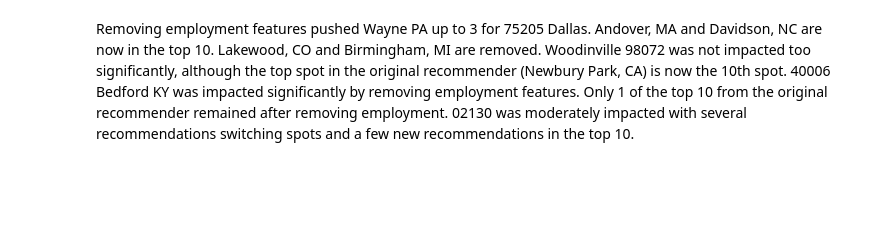
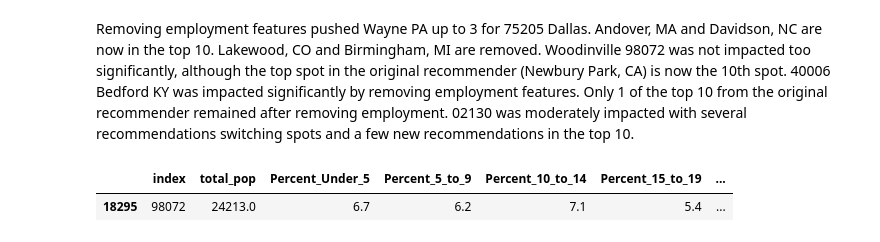
Before and after one commit to MLondon1027/Relocation_Recommender_System, a Jupyter notebook: Real_Estate_Recommender.ipynb, the cells around one changed output. Cells and saved outputs as stored; diff of their text form; code cells hidden in the pictures; blank space fills up the shorter version.

```diff
--- a/Real_Estate_Recommender.ipynb
+++ b/Real_Estate_Recommender.ipynb
@@ -480,7 +480,6 @@ employment_percents = employment_percents[['Percent_Families_With_Children','Est
 'Estimate!!Percent Families with own children under 18 years!!Families!!EMPLOYMENT STATUS CHARACTERISTICS!!Married-couple families!!Wife in labor force, husband not in labor force',
 'Estimate!!Percent!!Families!!EMPLOYMENT STATUS CHARACTERISTICS!!Married-couple families!!Both husband and wife not in labor force',
 'Estimate!!Percent Families with own children under 18 years!!Families!!EMPLOYMENT STATUS CHARACTERISTICS!!Married-couple families!!Both husband and wife not in labor force',
-'Estimate!!Percent!!Families!!EMPLOYMENT STATUS CHARACTERISTICS!!Other families', 'Estimate!!Percent Families with own children under 18 years!!Families!!EMPLOYMENT STATUS CHARACTERISTICS!!Other families',
 'Estimate!!Percent!!Families!!EMPLOYMENT STATUS CHARACTERISTICS!!Other families!!Female householder, no husband present',
 'Estimate!!Percent Families with own children under 18 years!!Families!!EMPLOYMENT STATUS CHARACTERISTICS!!Other families!!Female householder, no husband present',
 'Estimate!!Percent!!Families!!EMPLOYMENT STATUS CHARACTERISTICS!!Other families!!Female householder, no husband present!!In labor force',
@@ -1141,3 +1138,8 @@ Removing employment features pushed Wayne PA up to 3 for 75205 Dallas. Andover,
 # SCENARIO 1: Highland Park, TX to Boston, MA, Highland Park, TX to Seattle, WA
 # Boston towns: Wellesley, Newton, Lexington
 # Seattle towns: Magnolia? Mercer Island, Bellevue
+# %%
+final.reset_index()[final.reset_index()['index'] == '98072']
+# %% [output]
+|  | index | total_pop | Percent_Under_5 | Percent_5_to_9 | Percent_10_to_14 | Percent_15_to_19 | ... |
+| 18295 | 98072 | 24213.0 | 6.7 | 6.2 | 7.1 | 5.4 | ... |
```
Also changed, not shown: parts of 8 cells of this notebook, 1 other file.
